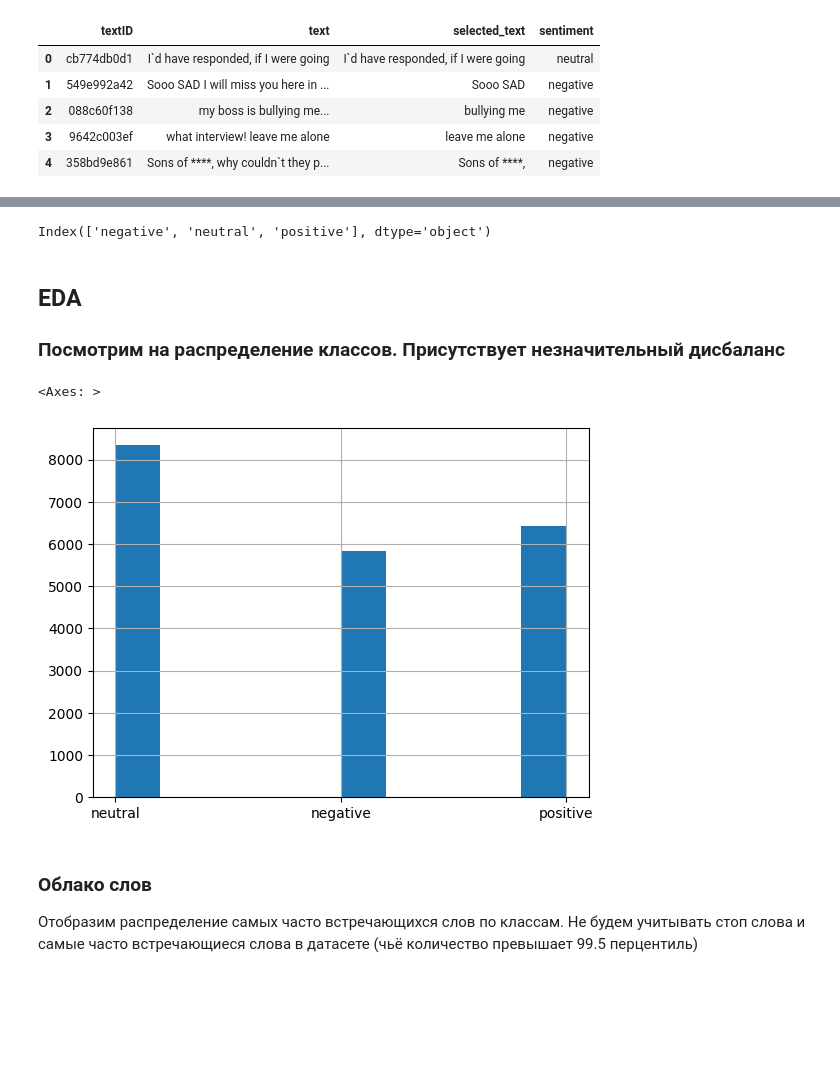
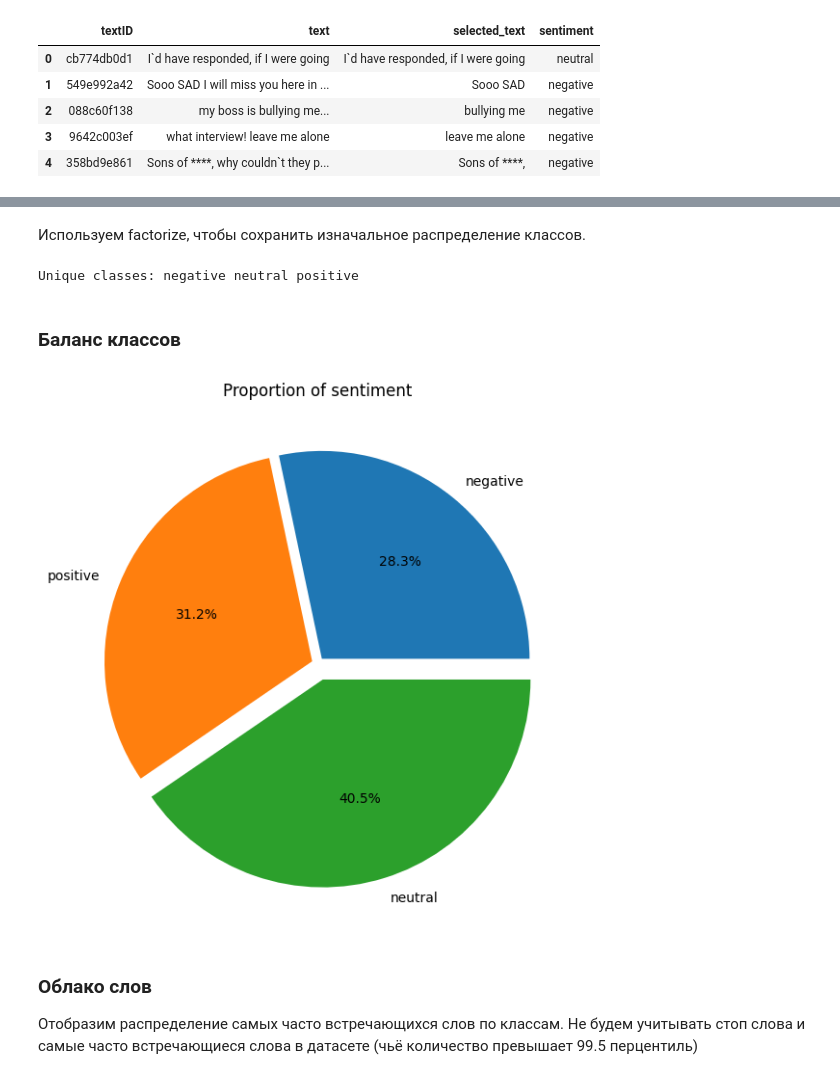
Before and after one commit to AlexSidDev/NLP_HW1, a Jupyter notebook: HW1.ipynb, the cells around one changed output, grey strips where cells are left out. Drawn from its saved outputs; the diff is of its cells as text; code cells hidden in the pictures; blank space fills up the shorter version.

```diff
--- a/HW1.ipynb
+++ b/HW1.ipynb
@@ -52,17 +75,23 @@ memory usage: 429.5+ KB
+# %% [markdown]
+Используем factorize, чтобы сохранить изначальное распределение классов.
 # %%
-y_factorized, uniques = pd.factorize(data['sentiment'], sort=True)
+y_factorized, class_names = pd.factorize(data['sentiment'], sort=True)
 train_data, test_data = train_test_split(data, stratify=y_factorized, random_state=42)
-uniques
+print('Unique classes:', *class_names)
 # %% [output]
-Index(['negative', 'neutral', 'positive'], dtype='object')
+Unique classes: negative neutral positive
-# %% [markdown]
-## EDA
-### Посмотрим на распределение классов. Присутствует незначительный дисбаланс
-# %%
-train_data['sentiment'].hist()
-# %% [output]
-<Axes: >
-[figure, removed]
+# %% [markdown]
+### Баланс классов
+# %%
+x = train_data.sentiment.value_counts().sort_values()
+
+plt.figure(figsize=(7, 7))
+ax = plt.pie(x = x, labels=x.index, autopct = '%1.1f%%', explode = [0.03, 0.03, 0.08])
+plt.title('Proportion of sentiment')
+
+plt.show()
+# %% [output]
+[figure, added]
 # %% [markdown]
 ### Облако слов
 
```
Also changed, not shown: parts of 75 cells of this notebook, 7 other files.
